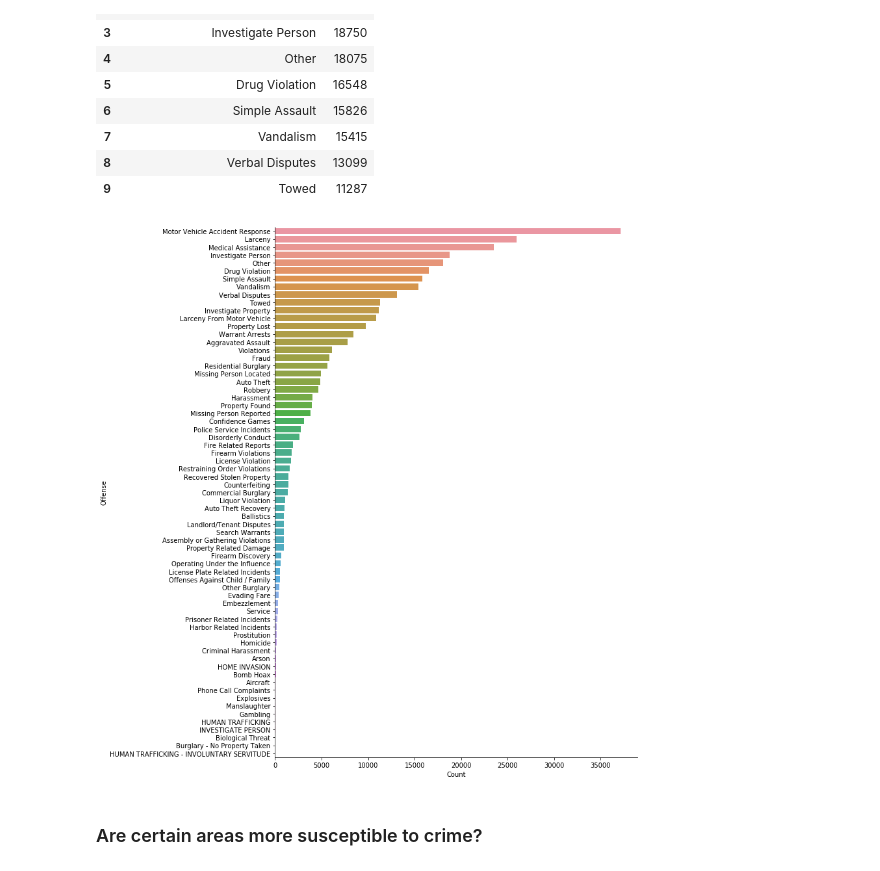
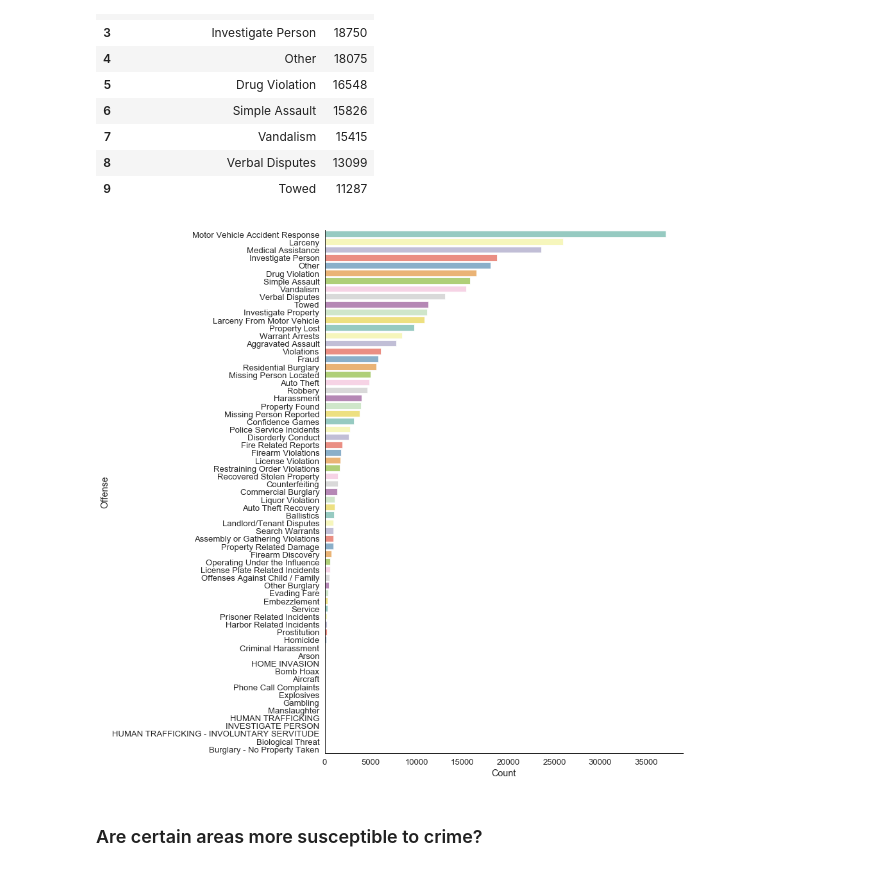
Before and after one commit to SpacePatroller/Boston_Crime_Data, a Jupyter notebook: Crime Data EDA.ipynb, the cells around one changed output. Saved outputs shown, nothing was run; the diff lists cells and outputs as text; code cells hidden in the pictures.

```diff
--- a/Crime Data EDA.ipynb
+++ b/Crime Data EDA.ipynb
@@ -85,13 +85,13 @@ offenseCounts.head(10)
 | 9 | Towed | 11287 |
 # %%
 figure = plt.figure(figsize=(10,15))
-sns.barplot(x=offenseCounts['Count'],y=offenseCounts['Offense'],)
+sns.barplot(x=offenseCounts['Count'],y=offenseCounts['Offense'],palette='Set3')
 plt.ylabel('Offense')
 plt.xlabel('Count')
 sns.despine()
 plt.savefig('images/offenseCount.png',bbox_inches = 'tight')
 # %% [output]
-[figure, old version]
+[figure, new version]
 # %% [markdown]
 ### Are certain areas more  susceptible to crime?
 # %%
```
Also changed, not shown: parts of 24 cells of this notebook, 10 other files.
